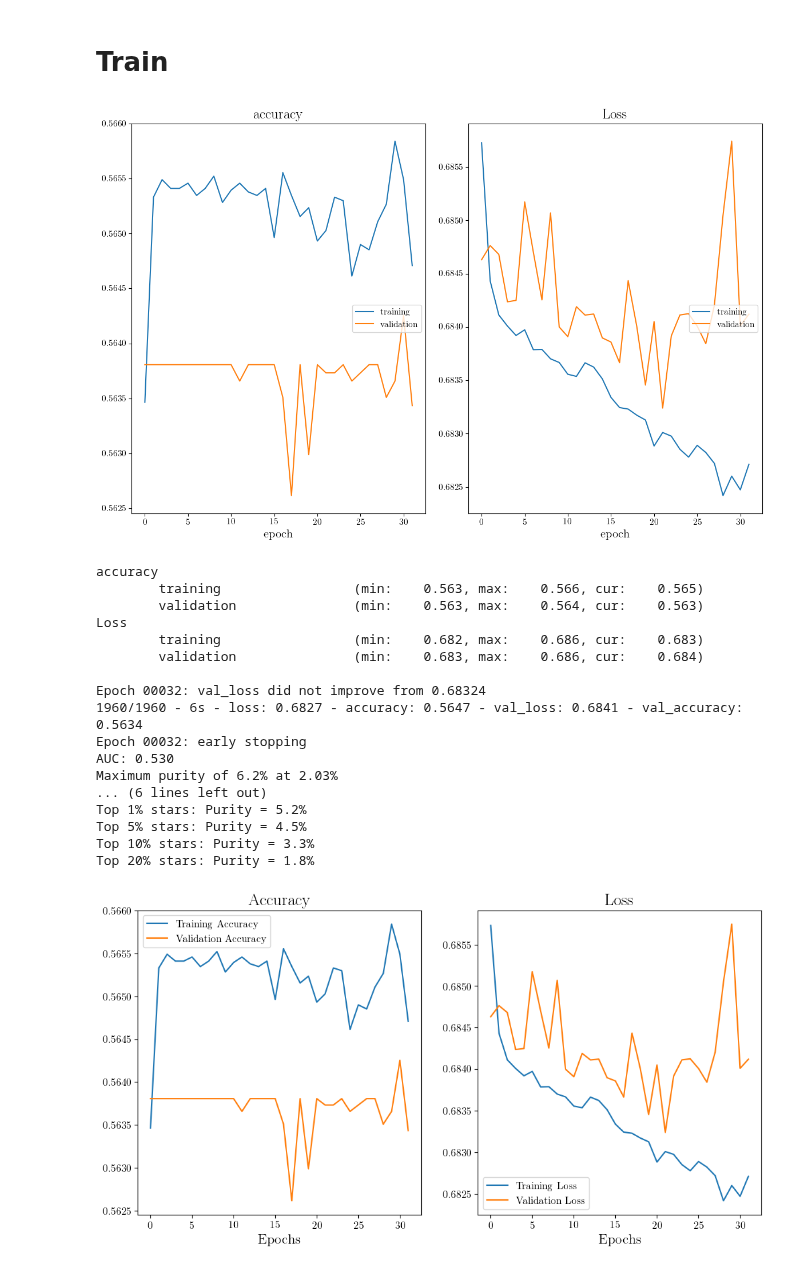
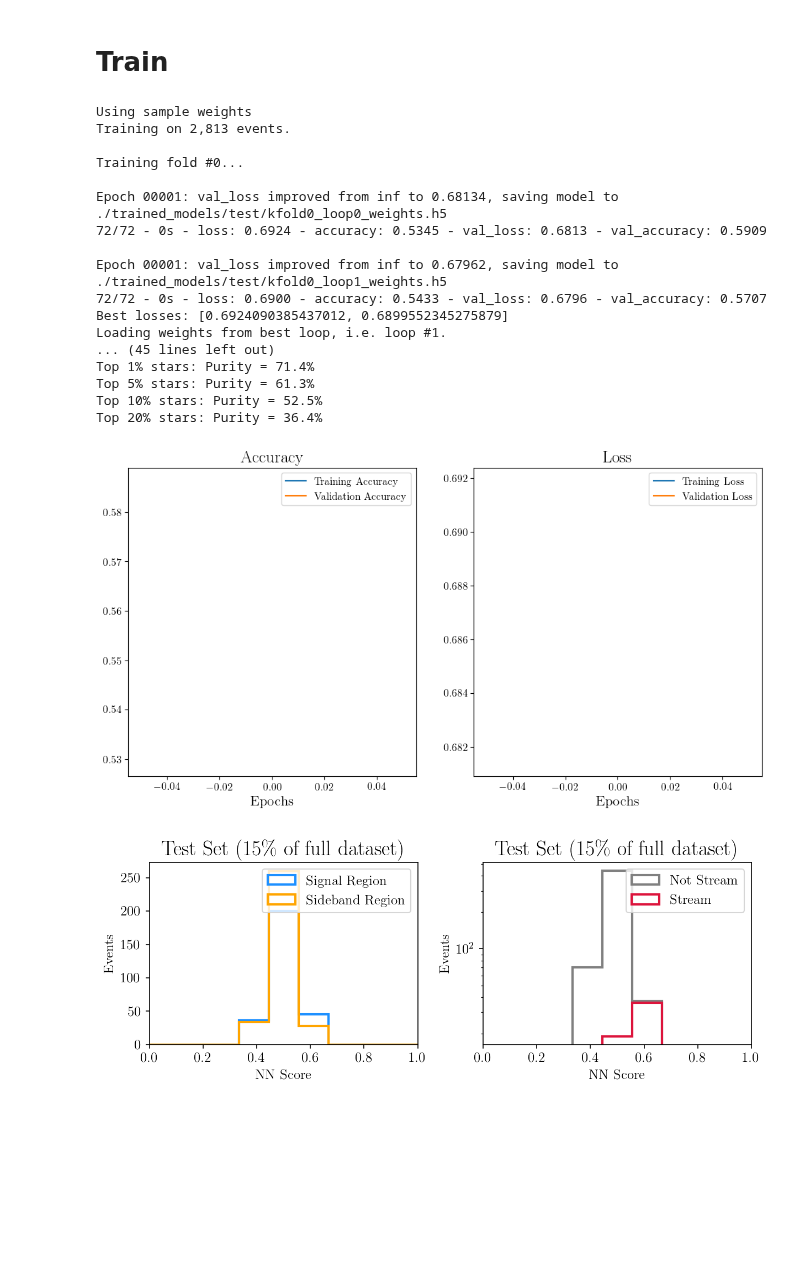
Before and after one commit to hep-lbdl/GaiaCWoLa, a Jupyter notebook: train.ipynb, the cells around one changed output. Cells and saved outputs as stored; diff of their text form; code cells hidden in the pictures; blank space fills up the shorter version.

Commit message:
Added sample weights and loops

```diff
--- a/train.ipynb
+++ b/train.ipynb
@@ -25,6 +15,6 @@ coreClock: 1.77GHz coreCount: 72 deviceMemorySize: 23.65GiB deviceMemoryBandwidt
 # %%
 stream = "gd1_tail"
 # %%
-df, file = load_file(stream = stream, percent_bkg = 25)
+df, file = load_file(stream = stream, percent_bkg = 1)
 # %% [output]
 Before reduction, stream stars make up 0.039% of the dataset.
@@ -98,5 +88,5 @@ Text(0.5, 0, 'GD1 Tail')
 # %%
-df_slice = signal_sideband(df, stream = stream)
+df = signal_sideband(df, stream = stream)
 # %% [output]
 Sideband region: [-15,-5]
 Signal region: [-11,-7]
@@ -113,0 +110,7 @@ See the caveats in the documentation: https://pandas.pydata.org/pandas-docs/stab
+# %%
+### Signal region only
+# stream_stars_in_sb = (df['stream'] == True) & (df['label'] == 1)
+# df["weight"] = np.where(stream_stars_in_sb, 5, 1)
+
+### Throughout signal & sideband regions
+df["weight"] = np.where(df['stream'] == True, 5, 1)
@@ -116,24 +125,25 @@ See the caveats in the documentation: https://pandas.pydata.org/pandas-docs/stab
 # %%
 tf.keras.backend.clear_session()
 # %%
-train(df_slice, epochs=50, layer_size=200, dropout=0.2, l2_reg=0, patience=10, n_folds=1)
+train(df, epochs=1, layer_size=64, dropout=0.2, l2_reg=0, patience=30,
+      n_folds=3, best_of_n_loops=2)
 # %% [output]
+Using sample weights
+Training on 2,813 events.
+
+Training fold #0...
+
+Epoch 00001: val_loss improved from inf to 0.68134, saving model to ./trained_models/test/kfold0_loop0_weights.h5
+72/72 - 0s - loss: 0.6924 - accuracy: 0.5345 - val_loss: 0.6813 - val_accuracy: 0.5909
+
+Epoch 00001: val_loss improved from inf to 0.67962, saving model to ./trained_models/test/kfold0_loop1_weights.h5
+72/72 - 0s - loss: 0.6900 - accuracy: 0.5433 - val_loss: 0.6796 - val_accuracy: 0.5707
+Best losses: [0.6924090385437012, 0.6899552345275879]
+Loading weights from best loop, i.e. loop #1.
+... (45 lines left out)
+Top 1% stars: Purity = 71.4%
+Top 5% stars: Purity = 61.3%
+Top 10% stars: Purity = 52.5%
+Top 20% stars: Purity = 36.4%
-[figure, old version]
+[figure, new version]
-accuracy
-        training                 (min:    0.563, max:    0.566, cur:    0.565)
-        validation               (min:    0.563, max:    0.564, cur:    0.563)
-Loss
-        training                 (min:    0.682, max:    0.686, cur:    0.683)
-        validation               (min:    0.683, max:    0.686, cur:    0.684)
-
-Epoch 00032: val_loss did not improve from 0.68324
-1960/1960 - 6s - loss: 0.6827 - accuracy: 0.5647 - val_loss: 0.6841 - val_accuracy: 0.5634
-Epoch 00032: early stopping
-AUC: 0.530
-Maximum purity of 6.2% at 2.03%
-... (6 lines left out)
-Top 1% stars: Purity = 5.2%
-Top 5% stars: Purity = 4.5%
-Top 10% stars: Purity = 3.3%
-Top 20% stars: Purity = 1.8%
-[figure, old version]
+[figure, new version]
```
Also changed, not shown: parts of 13 cells of this notebook, 3 other files.
